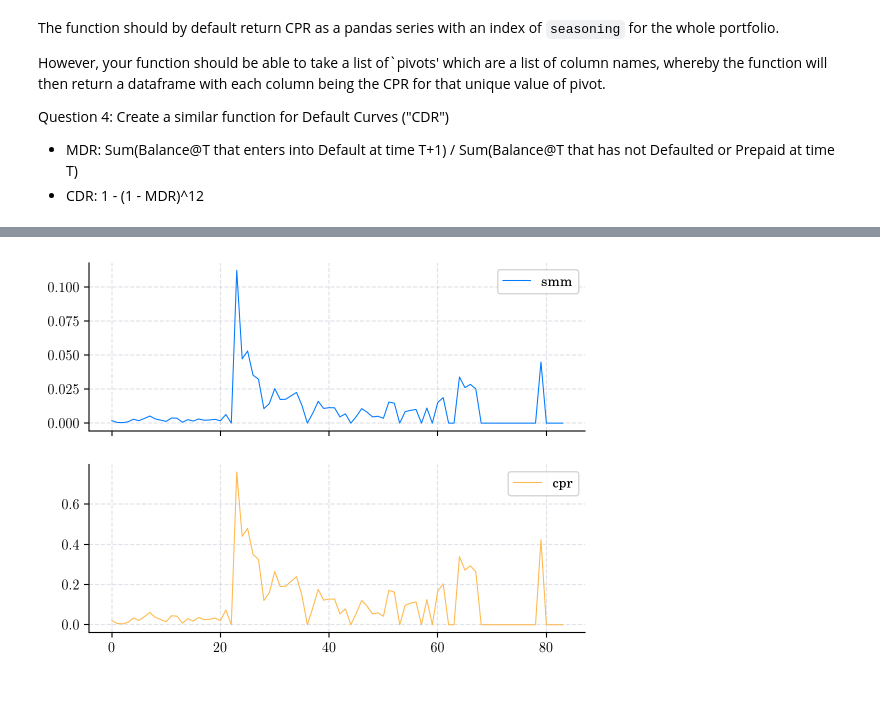
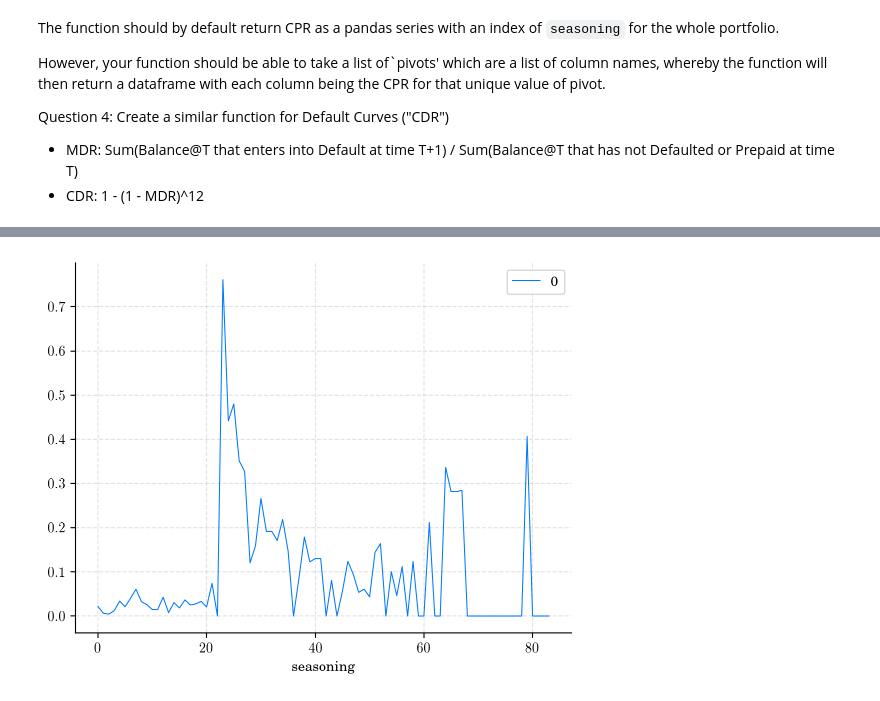
Before and after one commit to quantgirluk/loans_case_study, a Jupyter notebook: exploratory_notebooks/question_03_04.ipynb, the cells around one changed output, grey strips where cells are left out. Drawn from its saved outputs; the diff is of its cells as text; code cells hidden in the pictures.

```diff
--- a/exploratory_notebooks/question_03_04.ipynb
+++ b/exploratory_notebooks/question_03_04.ipynb
@@ -57,8 +55,8 @@ plt.show()
 # %%
-CPR.plot(subplots=True)
+pd.DataFrame(CPR).plot()
 plt.show()
 # %% [output]
-[figure, old version]
+[figure, new version]
 # %%
 CDR = portfolio.construct_portfolio_cdr()
 CDR.head()
```
Also changed, not shown: parts of 8 cells of this notebook, 16 other files.
